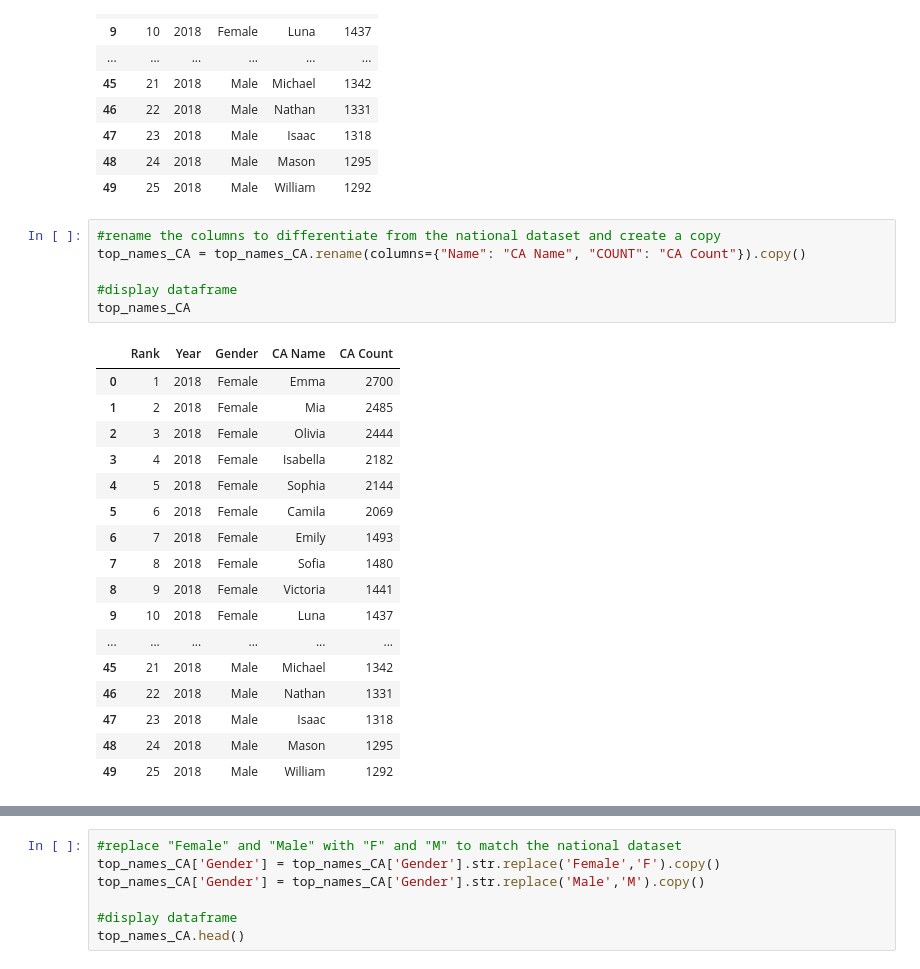
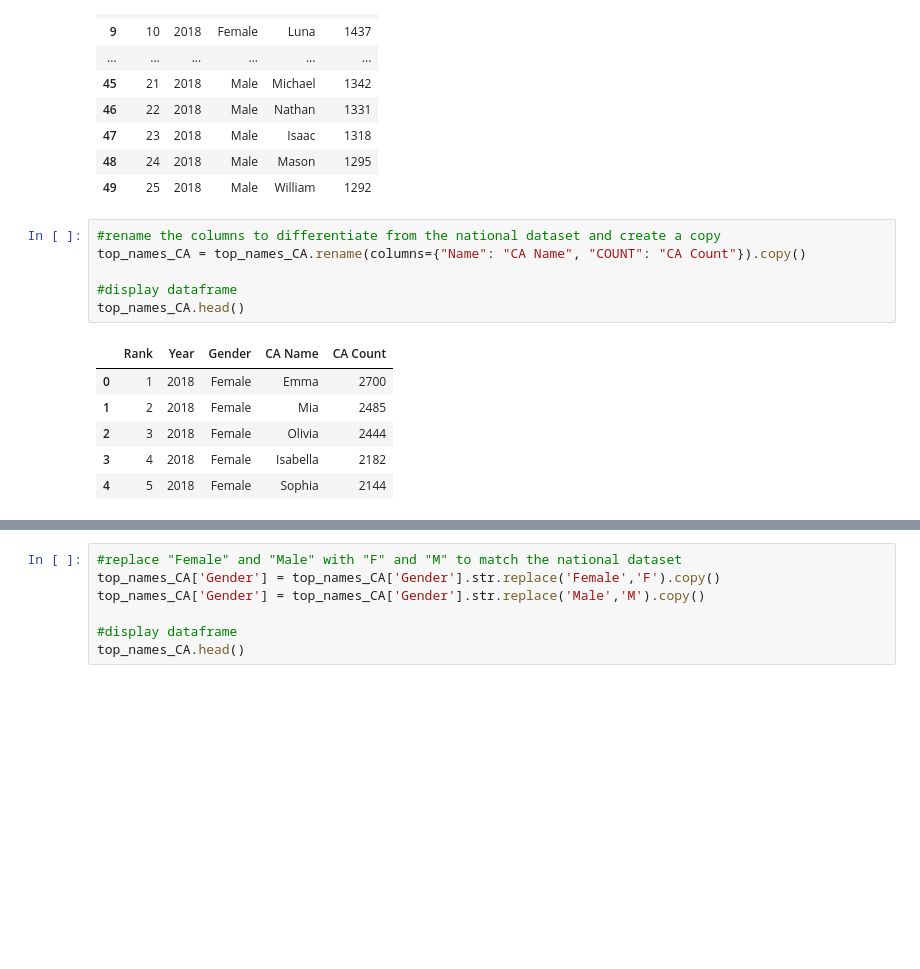
Before and after one commit to teresaflicek/Baby-Names-ETL, a Jupyter notebook: Baby_Names.ipynb, the cells around one changed output, grey strips where cells are left out. Saved outputs shown, nothing was run; the diff lists cells and outputs as text; blank space fills up the shorter version.

```diff
--- a/Baby_Names.ipynb
+++ b/Baby_Names.ipynb
@@ -175,25 +181,14 @@ See the caveats in the documentation: https://pandas.pydata.org/pandas-docs/stab
 # %%
 #rename the columns to differentiate from the national dataset and create a copy
 top_names_CA = top_names_CA.rename(columns={"Name": "CA Name", "COUNT": "CA Count"}).copy()
 
 #display dataframe
-top_names_CA
+top_names_CA.head()
 # %% [output]
 |  | Rank | Year | Gender | CA Name | CA Count |
 | 0 | 1 | 2018 | Female | Emma | 2700 |
 | 1 | 2 | 2018 | Female | Mia | 2485 |
 | 2 | 3 | 2018 | Female | Olivia | 2444 |
 | 3 | 4 | 2018 | Female | Isabella | 2182 |
 | 4 | 5 | 2018 | Female | Sophia | 2144 |
-| 5 | 6 | 2018 | Female | Camila | 2069 |
-| 6 | 7 | 2018 | Female | Emily | 1493 |
-| 7 | 8 | 2018 | Female | Sofia | 1480 |
-| 8 | 9 | 2018 | Female | Victoria | 1441 |
-| 9 | 10 | 2018 | Female | Luna | 1437 |
-| ... | ... | ... | ... | ... | ... |
-| 45 | 21 | 2018 | Male | Michael | 1342 |
-| 46 | 22 | 2018 | Male | Nathan | 1331 |
-| 47 | 23 | 2018 | Male | Isaac | 1318 |
-| 48 | 24 | 2018 | Male | Mason | 1295 |
-| 49 | 25 | 2018 | Male | William | 1292 |
 # %%
```
Also changed, not shown: parts of 11 cells of this notebook, 1 other file.
